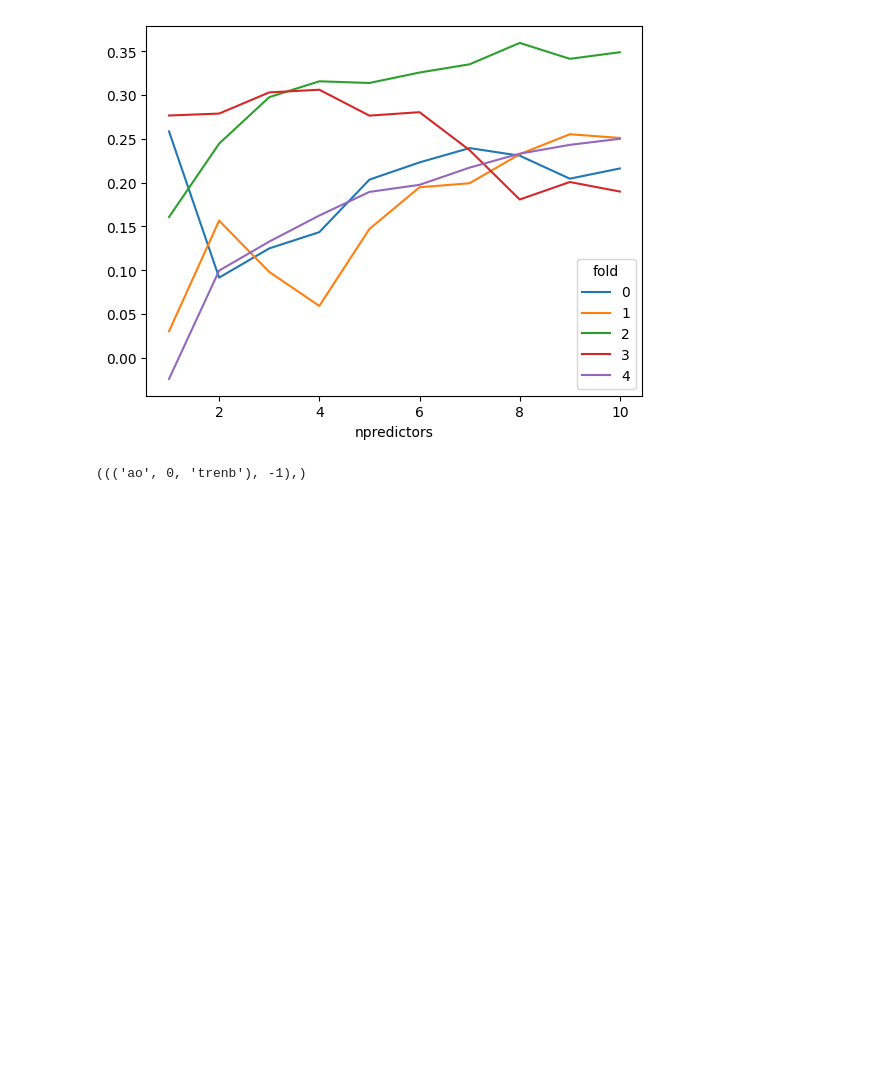
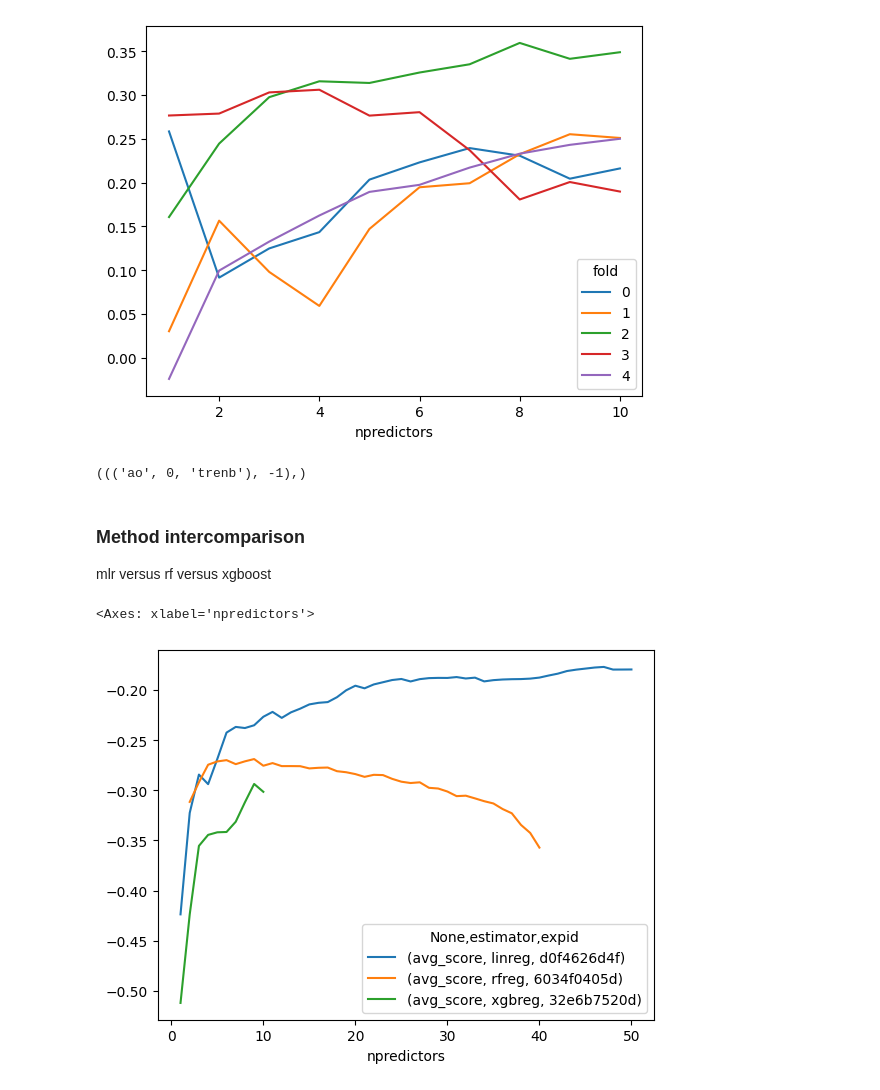
Before and after one commit to chiemvs/Medley, a Jupyter notebook: notebooks/Experiment_interpretation.ipynb, the cells around one changed output. Saved outputs shown, nothing was run; the diff lists cells and outputs as text; code cells hidden in the pictures; blank space fills up the shorter version.

```diff
--- a/notebooks/Experiment_interpretation.ipynb
+++ b/notebooks/Experiment_interpretation.ipynb
@@ -136,3 +146,8 @@ sc_linreg.plot()
 df_linreg.loc[1,'feature_names']
 # %% [output]
 ((('ao', 0, 'trenb'), -1),)
+# %% [markdown]
+### Method intercomparison
+mlr versus rf versus xgboost
+# %%
+r2_ids = find_experiments_with(keyval_dict={'scoring':'r2','startyear':1950})
@@ -138,0 +156,15 @@ df_linreg.loc[1,'feature_names']
+# %%
+estimators = return_unique_values('estimator')
+estimators_reversed = pd.Series(estimators.index.get_level_values(0), index = pd.Index(estimators.values,name = 'expid'))
+# %%
+test = compare_scores(r2_ids, cv = False)
+# Perhaps add this latter code plus the above to
+newindex = test.index.to_frame()
+newindex.loc[:,'estimator'] = estimators_reversed.reindex(test.index.get_level_values('expid')).values
+test.index = pd.MultiIndex.from_frame(newindex).reorder_levels([-1,0,1])
+test = test.sort_index()
+# %%
+test.loc[(slice(None),slice(None),slice(0,50)),:].unstack([0,1]).plot()
+# %% [output]
+<Axes: xlabel='npredictors'>
+[figure, added]
```
Also changed, not shown: parts of 8 cells of this notebook, 6 other files.
